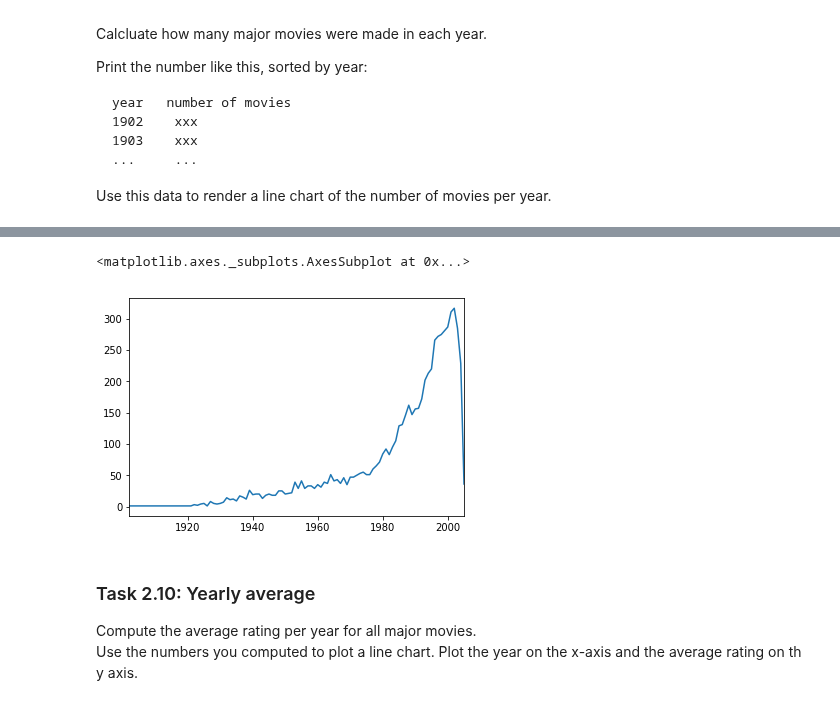
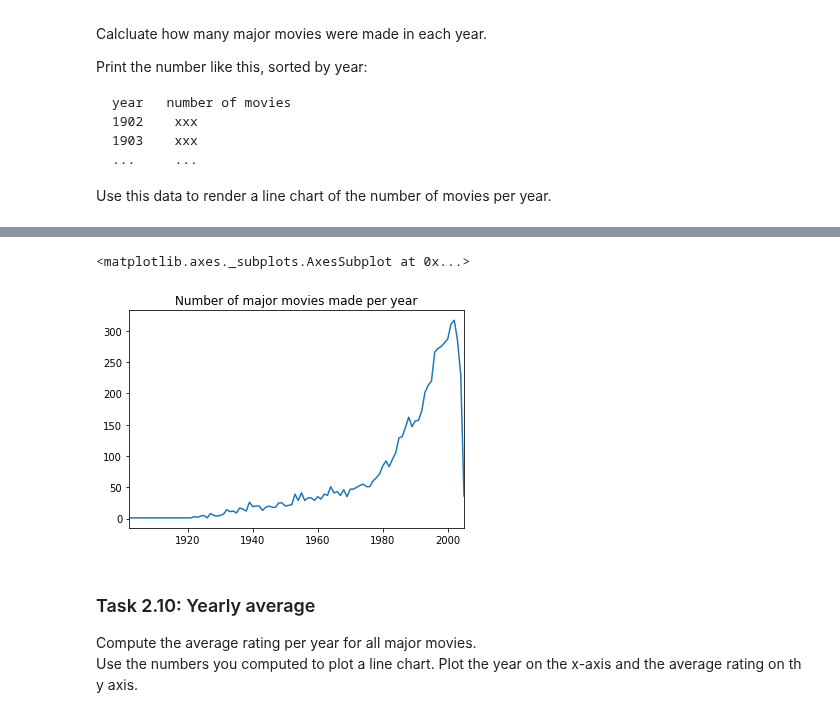
Before and after one commit to brookeslawski/datascience-homeworks-local, a Jupyter notebook: HW3/2018-HW3.ipynb, the cells around one changed output, grey strips where cells are left out. Cells and saved outputs as stored; diff of their text form; code cells hidden in the pictures.

```diff
--- a/HW3/2018-HW3.ipynb
+++ b/HW3/2018-HW3.ipynb
@@ -399,10 +399,10 @@ Name: year, Length: 92, dtype: int64
 # %%
 %matplotlib inline
 # create the plot here
-mm_yearly.sort_index().plot()
+mm_yearly.sort_index().plot(title="Number of major movies made per year")
 # %% [output]
 <matplotlib.axes._subplots.AxesSubplot at 0x...>
-[figure, old version]
+[figure, new version]
 # %% [markdown]
 ### Task 2.10: Yearly average
 
```
Also changed, not shown: parts of 12 cells of this notebook.
